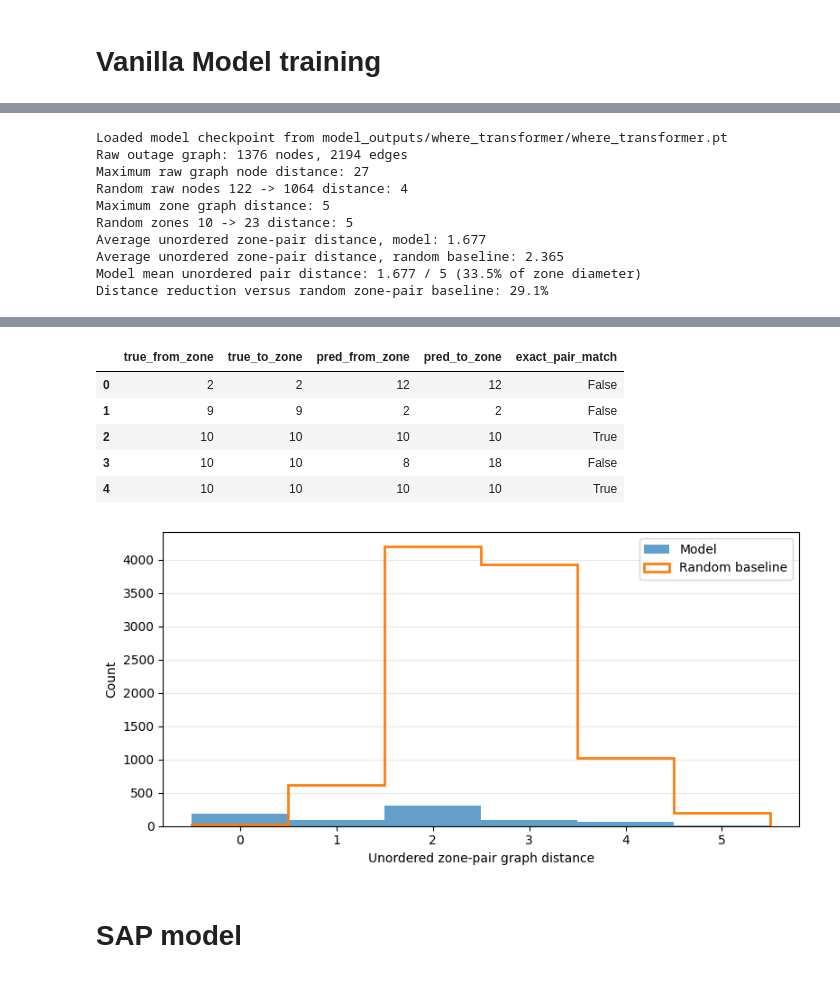
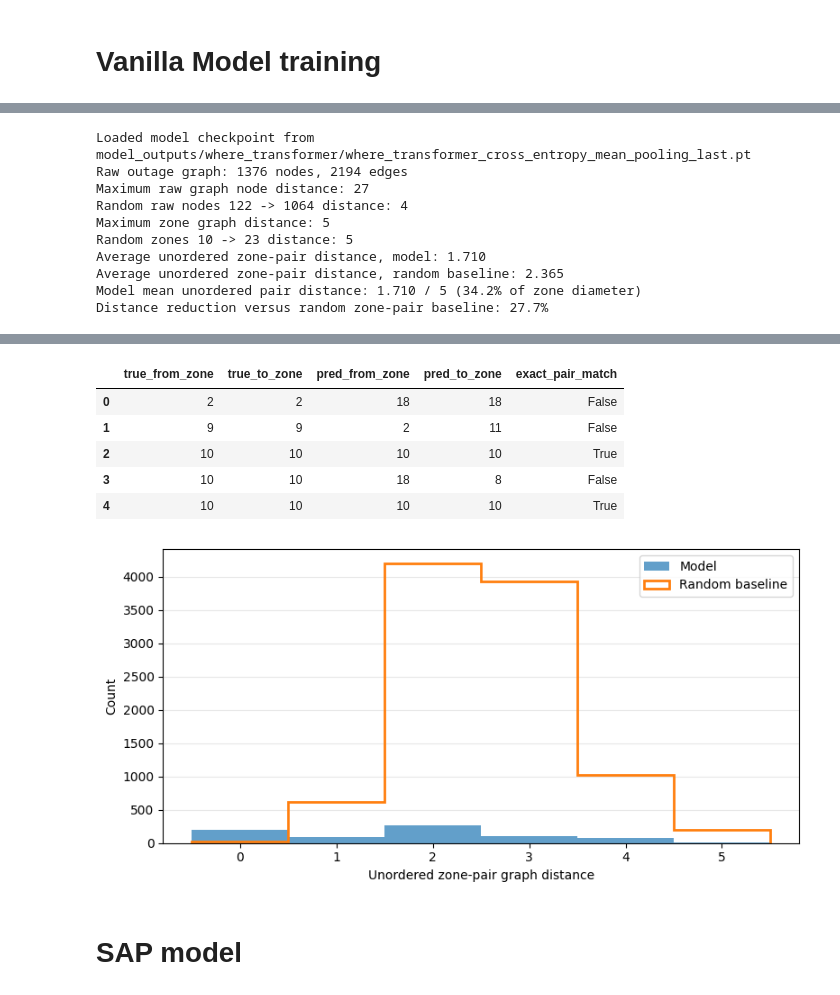
Before and after one commit to mohamad-hasan-sohan-ajini/predictive-maintenance, a Jupyter notebook: src/predictive_maintenance_xgboost_where.ipynb, the cells around one changed output, grey strips where cells are left out. Cells and saved outputs as stored; diff of their text form; code cells hidden in the pictures.

```diff
--- a/src/predictive_maintenance_xgboost_where.ipynb
+++ b/src/predictive_maintenance_xgboost_where.ipynb
@@ -140,5 +140,11 @@ print(f"{num_time_intervals = }")
 num_time_intervals = 5
 # %% [markdown]
 # Models definition
+# %%
+ZONE_EMBEDDING_DIM = 256
+OUTAGE_TYPE_EMBEDDING_DIM = 64
+TIME_INTERVAL_EMBEDDING_DIM = 64
+TRANSFORMER_DIM = 512
+DROPOUT = 0.15
 # %%
 import torch.nn as nn
@@ -743,7 +747,10 @@ random_zone_distance = zone_distance_lookup[int(zone_a)][int(zone_b)]
 
 checkpoint_path = Path(
     globals().get(
-        "model_path", OUTPUT_DIR / "where_transformer" / "where_transformer.pt"
+        "mean_pooling_ce_checkpoint_path",
+        OUTPUT_DIR
+        / "where_transformer"
+        / "where_transformer_cross_entropy_mean_pooling_last.pt",
     )
 )
 if checkpoint_path.exists():
@@ -854,14 +861,14 @@ plt.tight_layout()
 plt.savefig(OUTPUT_DIR / "where_graph_distance_error.pdf", dpi=300)
 plt.show()
 # %% [output]
-Loaded model checkpoint from model_outputs/where_transformer/where_transformer.pt
+Loaded model checkpoint from model_outputs/where_transformer/where_transformer_cross_entropy_mean_pooling_last.pt
 Raw outage graph: 1376 nodes, 2194 edges
 Maximum raw graph node distance: 27
 Random raw nodes 122 -> 1064 distance: 4
 Maximum zone graph distance: 5
 Random zones 10 -> 23 distance: 5
-Average unordered zone-pair distance, model: 1.677
+Average unordered zone-pair distance, model: 1.710
 Average unordered zone-pair distance, random baseline: 2.365
-Model mean unordered pair distance: 1.677 / 5 (33.5% of zone diameter)
-Distance reduction versus random zone-pair baseline: 29.1%
+Model mean unordered pair distance: 1.710 / 5 (34.2% of zone diameter)
+Distance reduction versus random zone-pair baseline: 27.7%
 |  | model | mean_distance | median_distance | p90_distance | same_zone_pair_rate | adjacent_or_same_pair_rate | ... |
@@ -869,9 +876,9 @@ Distance reduction versus random zone-pair baseline: 29.1%
 | 1 | Random zone-pair baseline | 2.364 | 2.5 | 3.5 | 0.002 | 0.064 | ... |
 |  | true_from_zone | true_to_zone | pred_from_zone | pred_to_zone | exact_pair_match |
-| 0 | 2 | 2 | 12 | 12 | False |
-| 1 | 9 | 9 | 2 | 2 | False |
+| 0 | 2 | 2 | 18 | 18 | False |
+| 1 | 9 | 9 | 2 | 11 | False |
 | 2 | 10 | 10 | 10 | 10 | True |
-| 3 | 10 | 10 | 8 | 18 | False |
+| 3 | 10 | 10 | 18 | 8 | False |
 | 4 | 10 | 10 | 10 | 10 | True |
 [figure]
 # %% [markdown]
```
Also changed, not shown: parts of 8 cells of this notebook.
